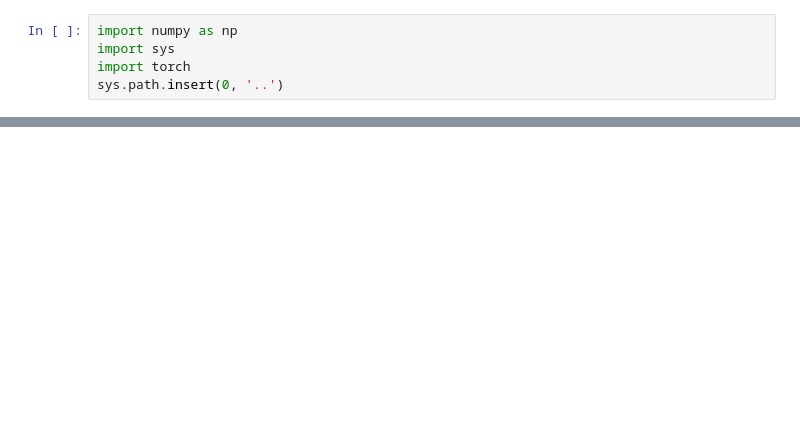
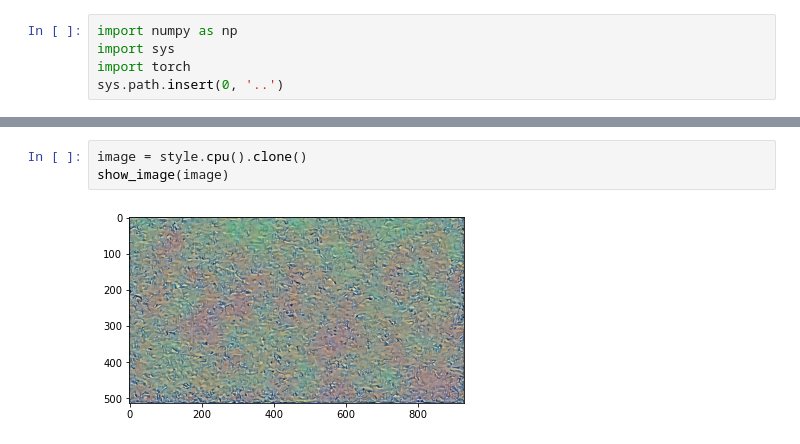
Before and after one commit to ash-xyz/Neural-Artist, a Jupyter notebook: notebooks/train.ipynb, the cells around one changed output, grey strips where cells are left out. Saved outputs shown, nothing was run; the diff lists cells and outputs as text; blank space fills up the shorter version.

```diff
--- a/notebooks/train.ipynb
+++ b/notebooks/train.ipynb
@@ -34,0 +28,5 @@ tensor([[[[0.0000, 0.0000, 0.0000,  ..., 0.0000, 0.0000, 0.0000],
+# %%
+image = style.cpu().clone()
+show_image(image)
+# %% [output]
+[figure, added]
```
Also changed, not shown: parts of 10 cells of this notebook, 17 other files.
